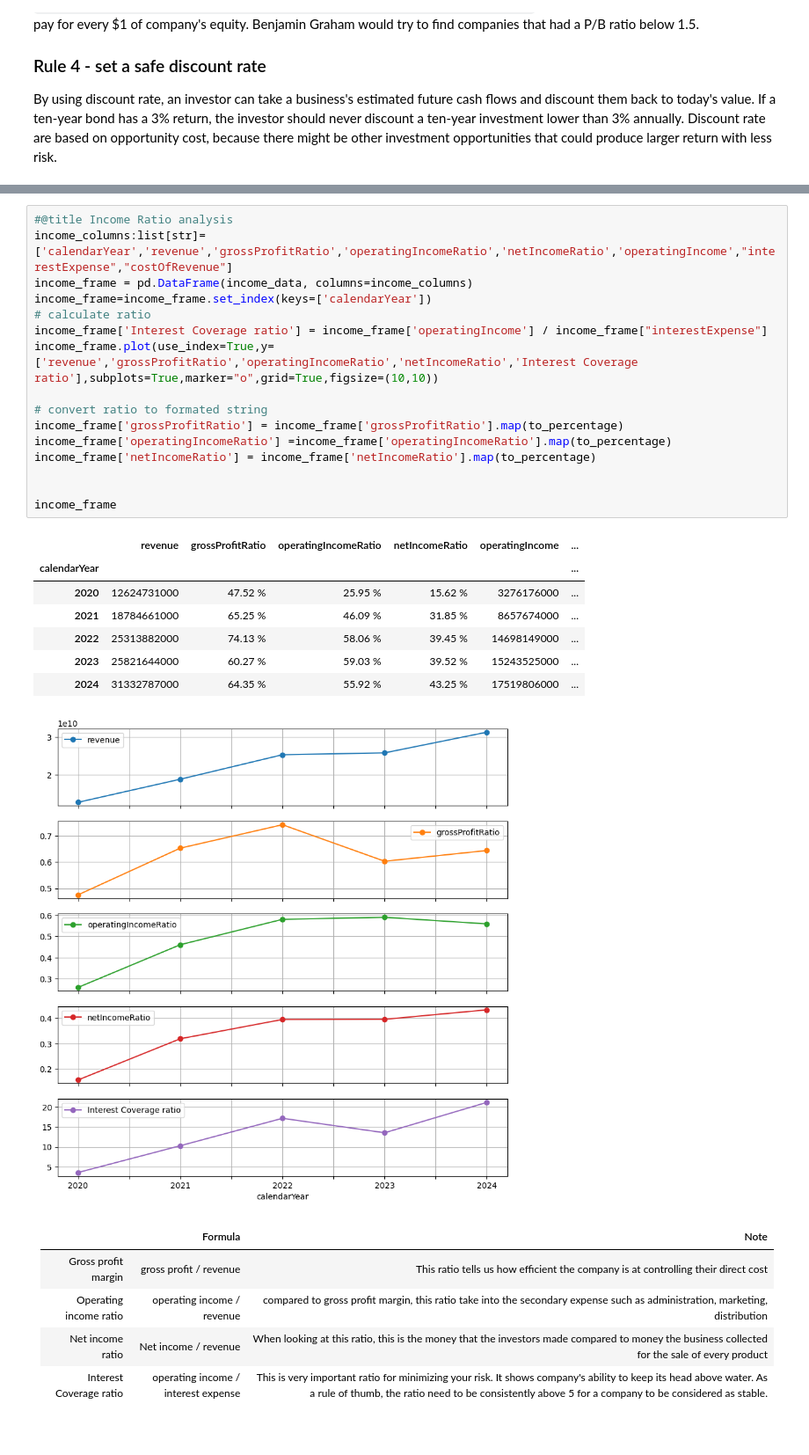
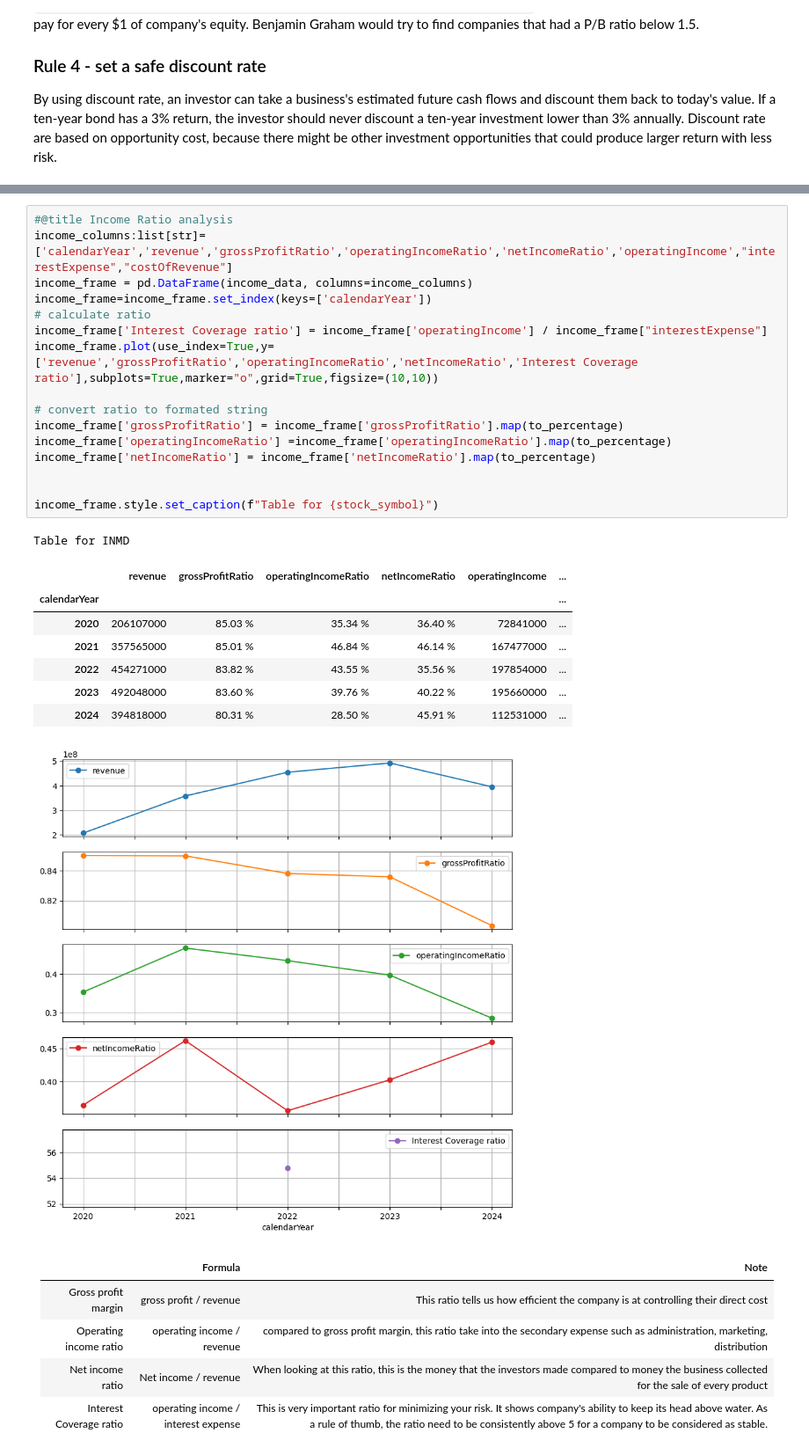
Before and after one commit to fbcharles747/company_evaluation, a Jupyter notebook: Buffet_accounting_book_playground.ipynb, the cells around one changed output, grey strips where cells are left out. Shown: that part at 88% size. Cells and saved outputs as stored; diff of their text form.

```diff
--- a/Buffet_accounting_book_playground.ipynb
+++ b/Buffet_accounting_book_playground.ipynb
@@ -150,28 +148,29 @@ def to_percentage(num:float)->str:
 # %%
 #@title Income Ratio analysis
 income_columns:list[str]=['calendarYear','revenue','grossProfitRatio','operatingIncomeRatio','netIncomeRatio','operatingIncome',"interestExpense","costOfRevenue"]
 income_frame = pd.DataFrame(income_data, columns=income_columns)
 income_frame=income_frame.set_index(keys=['calendarYear'])
 # calculate ratio
 income_frame['Interest Coverage ratio'] = income_frame['operatingIncome'] / income_frame["interestExpense"]
 income_frame.plot(use_index=True,y=['revenue','grossProfitRatio','operatingIncomeRatio','netIncomeRatio','Interest Coverage ratio'],subplots=True,marker="o",grid=True,figsize=(10,10))
 
 # convert ratio to formated string
 income_frame['grossProfitRatio'] = income_frame['grossProfitRatio'].map(to_percentage)
 income_frame['operatingIncomeRatio'] =income_frame['operatingIncomeRatio'].map(to_percentage)
 income_frame['netIncomeRatio'] = income_frame['netIncomeRatio'].map(to_percentage)
 
 
-income_frame
+income_frame.style.set_caption(f"Table for {stock_symbol}")
 # %% [output]
+Table for INMD
 |  | revenue | grossProfitRatio | operatingIncomeRatio | netIncomeRatio | operatingIncome | ... |
 | calendarYear |  |  |  |  |  | ... |
-| 2020 | 12624731000 | 47.52 % | 25.95 % | 15.62 % | 3276176000 | ... |
-| 2021 | 18784661000 | 65.25 % | 46.09 % | 31.85 % | 8657674000 | ... |
-| 2022 | 25313882000 | 74.13 % | 58.06 % | 39.45 % | 14698149000 | ... |
-| 2023 | 25821644000 | 60.27 % | 59.03 % | 39.52 % | 15243525000 | ... |
-| 2024 | 31332787000 | 64.35 % | 55.92 % | 43.25 % | 17519806000 | ... |
+| 2020 | 206107000 | 85.03 % | 35.34 % | 36.40 % | 72841000 | ... |
+| 2021 | 357565000 | 85.01 % | 46.84 % | 46.14 % | 167477000 | ... |
+| 2022 | 454271000 | 83.82 % | 43.55 % | 35.56 % | 197854000 | ... |
+| 2023 | 492048000 | 83.60 % | 39.76 % | 40.22 % | 195660000 | ... |
+| 2024 | 394818000 | 80.31 % | 28.50 % | 45.91 % | 112531000 | ... |
-[figure, old version]
+[figure, new version]
 # %% [markdown]
 |                         	| Formula                             	| Note                                                                                                                                                                                                                    	|
 |-------------------------	|-------------------------------------	|-------------------------------------------------------------------------------------------------------------------------------------------------------------------------------------------------------------------------	|
```
Also changed, not shown: parts of 12 cells of this notebook, 2 other files.
